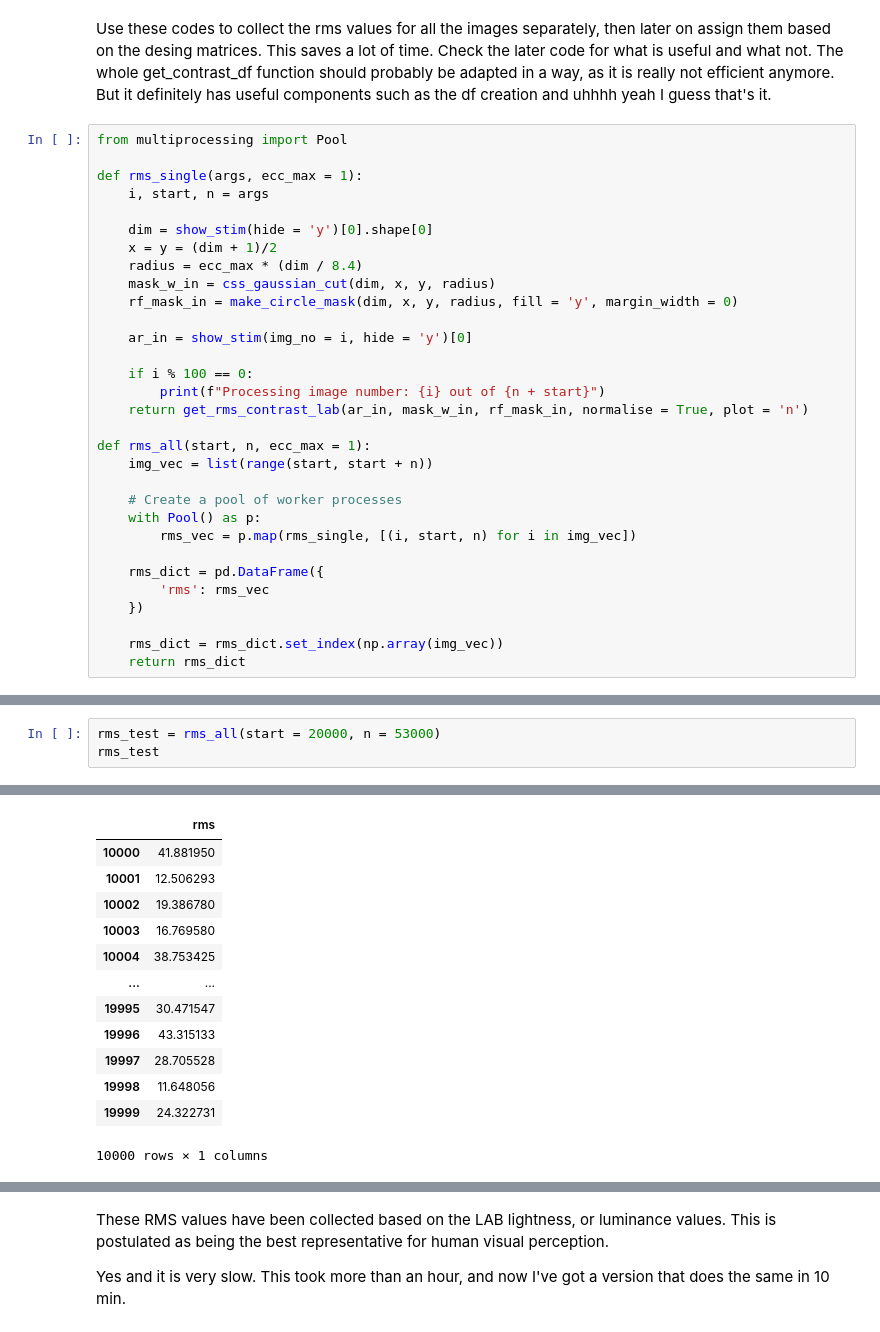
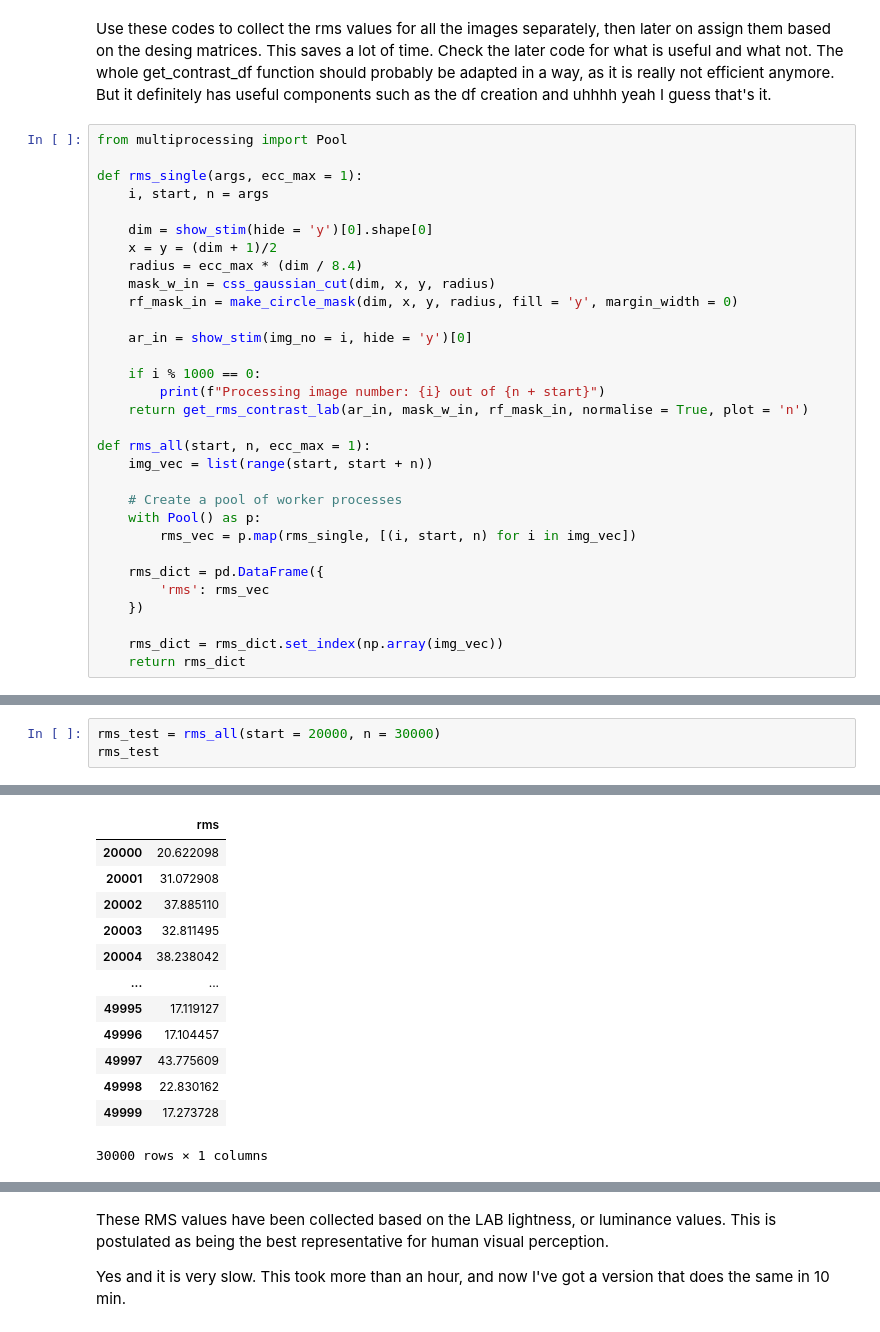
Before and after one commit to WiegerScheurer/spatpred, a Jupyter notebook: notebooks/construction_work.ipynb, the cells around one changed output, grey strips where cells are left out. Drawn from its saved outputs; the diff is of its cells as text.

```diff
--- a/notebooks/construction_work.ipynb
+++ b/notebooks/construction_work.ipynb
@@ -100,7 +100,7 @@ def rms_single(args, ecc_max = 1):
 
     ar_in = show_stim(img_no = i, hide = 'y')[0]
 
-    if i % 100 == 0:
+    if i % 1000 == 0:
         print(f"Processing image number: {i} out of {n + start}")
     return get_rms_contrast_lab(ar_in, mask_w_in, rf_mask_in, normalise = True, plot = 'n')
 
@@ -137,4 +124,4 @@ Processing image number: 72900 out of 73000
 # %%
-rms_test = rms_all(start = 20000, n = 53000)
+rms_test = rms_all(start = 20000, n = 30000)
 rms_test
 # %% [output]
@@ -158,13 +145,13 @@ Processing image number: 19800 out of 20000
 |  | rms |
-| 10000 | 41.881950 |
-| 10001 | 12.506293 |
-| 10002 | 19.386780 |
-| 10003 | 16.769580 |
-| 10004 | 38.753425 |
+| 20000 | 20.622098 |
+| 20001 | 31.072908 |
+| 20002 | 37.885110 |
+| 20003 | 32.811495 |
+| 20004 | 38.238042 |
 | ... | ... |
-| 19995 | 30.471547 |
-| 19996 | 43.315133 |
-| 19997 | 28.705528 |
-| 19998 | 11.648056 |
-| 19999 | 24.322731 |
+| 49995 | 17.119127 |
+| 49996 | 17.104457 |
+| 49997 | 43.775609 |
+| 49998 | 22.830162 |
+| 49999 | 17.273728 |
-10000 rows × 1 columns
+30000 rows × 1 columns
```
Also changed, not shown: parts of 7 cells of this notebook, 2 other files.
